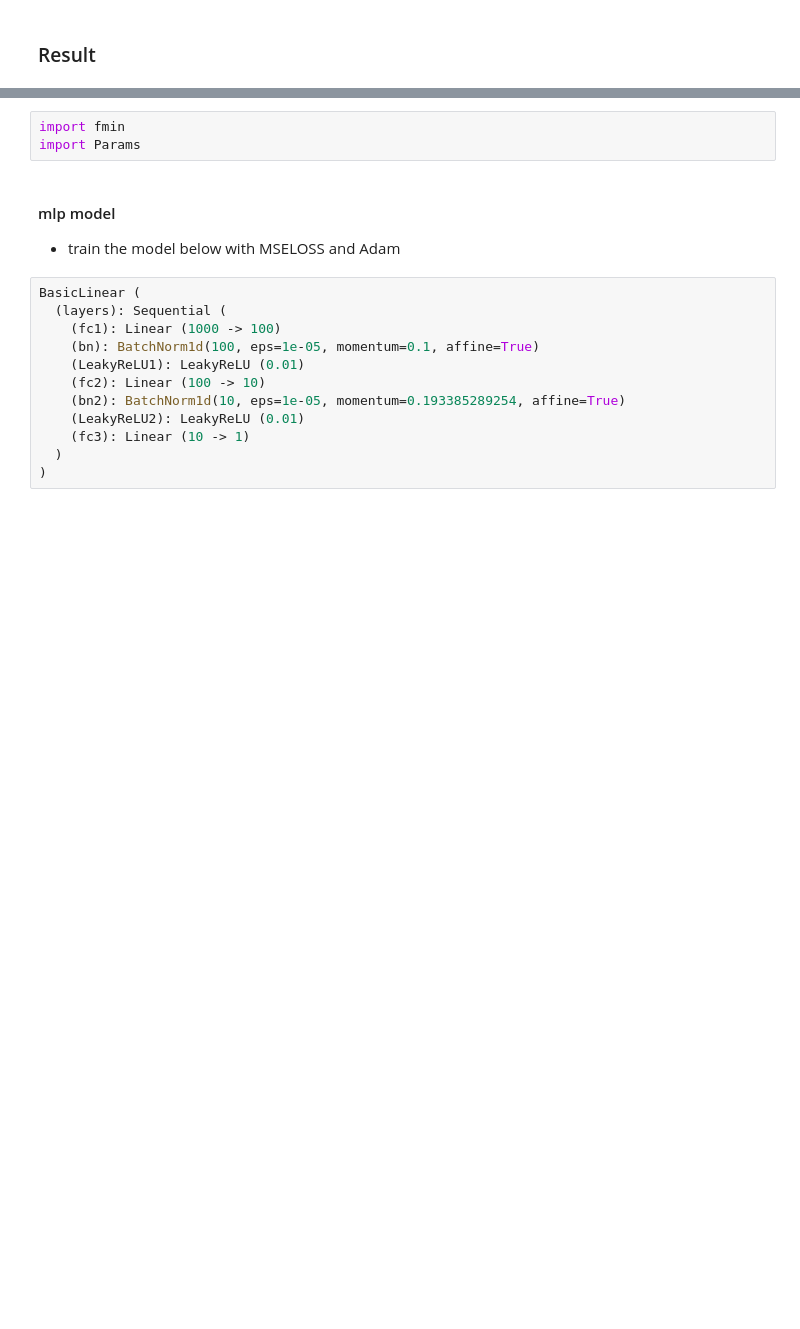
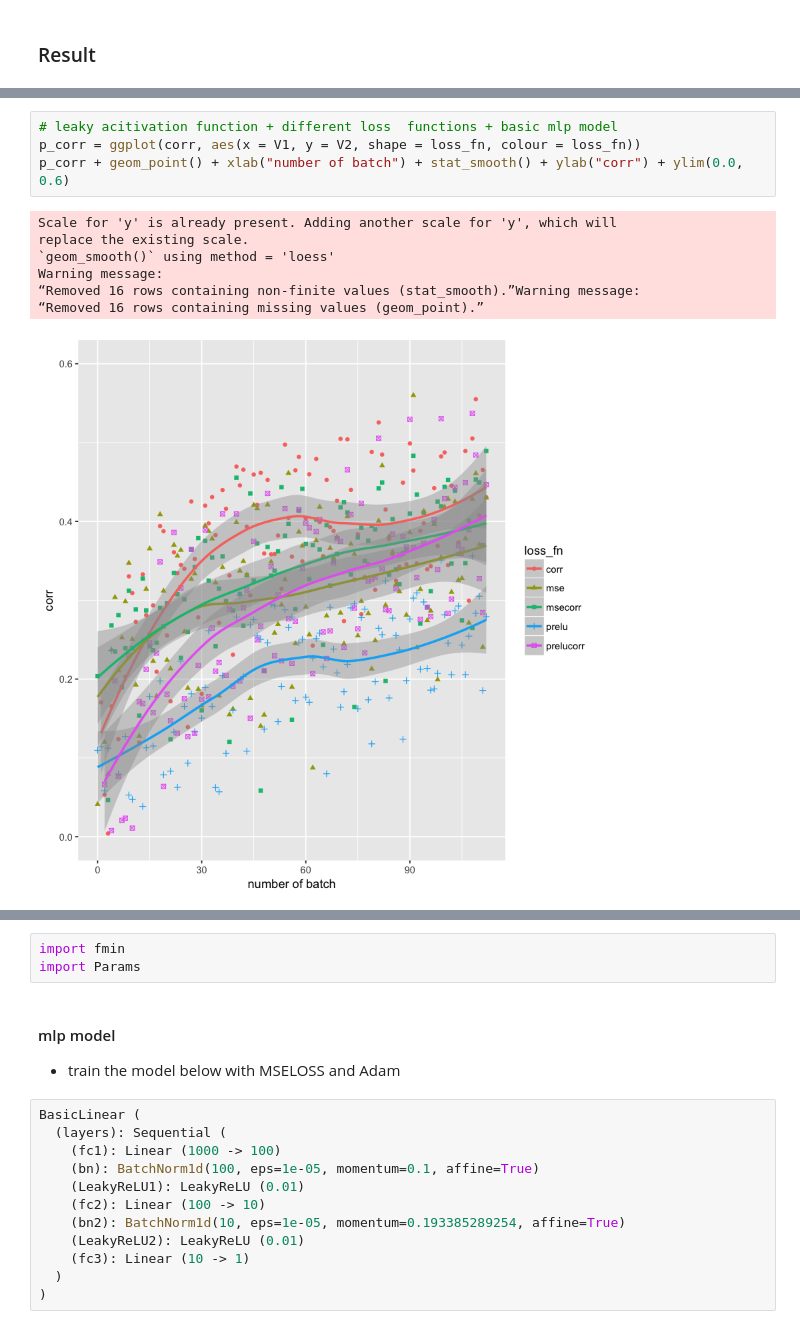
Before and after one commit to HuangYiran/MasterArbeit, a Jupyter notebook: Demo.ipynb, the cells around one changed output, grey strips where cells are left out. Drawn from its saved outputs; the diff is of its cells as text; blank space fills up the shorter version.

```diff
--- a/Demo.ipynb
+++ b/Demo.ipynb
@@ -56,0 +68,12 @@ wmt16-metrics-task doesn't contain en-de task. We use part of the wmt17-metrics-
+# %%
+# leaky acitivation function + different loss  functions + basic mlp model
+p_corr = ggplot(corr, aes(x = V1, y = V2, shape = loss_fn, colour = loss_fn))
+p_corr + geom_point() + xlab("number of batch") + stat_smooth() + ylab("corr") + ylim(0.0, 0.6)
+# %% [output]
+Scale for 'y' is already present. Adding another scale for 'y', which will
+replace the existing scale.
+`geom_smooth()` using method = 'loess'
+Warning message:
+“Removed 16 rows containing non-finite values (stat_smooth).”Warning message:
+“Removed 16 rows containing missing values (geom_point).”
+[figure, added]
```
Also changed, not shown: parts of 19 cells of this notebook.
